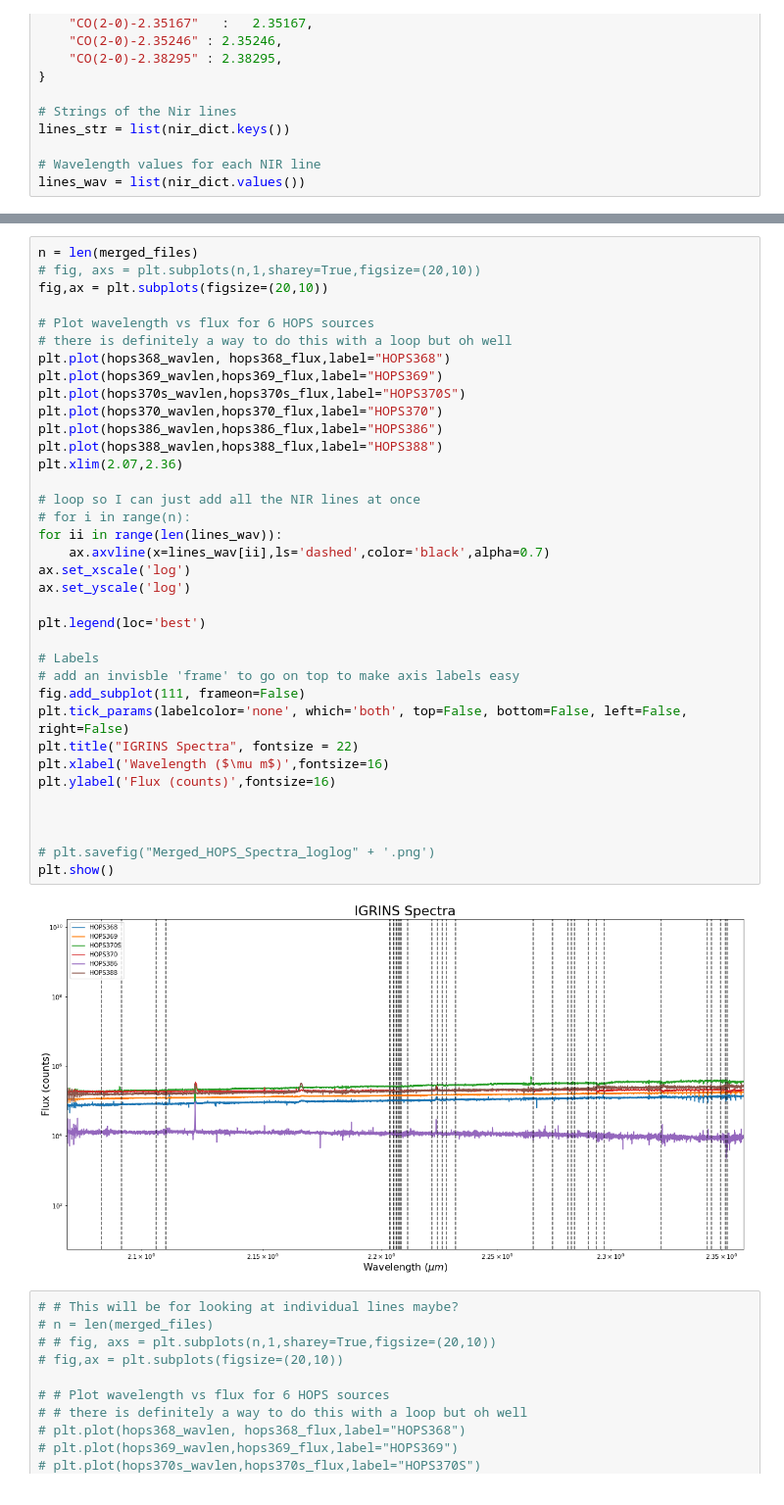
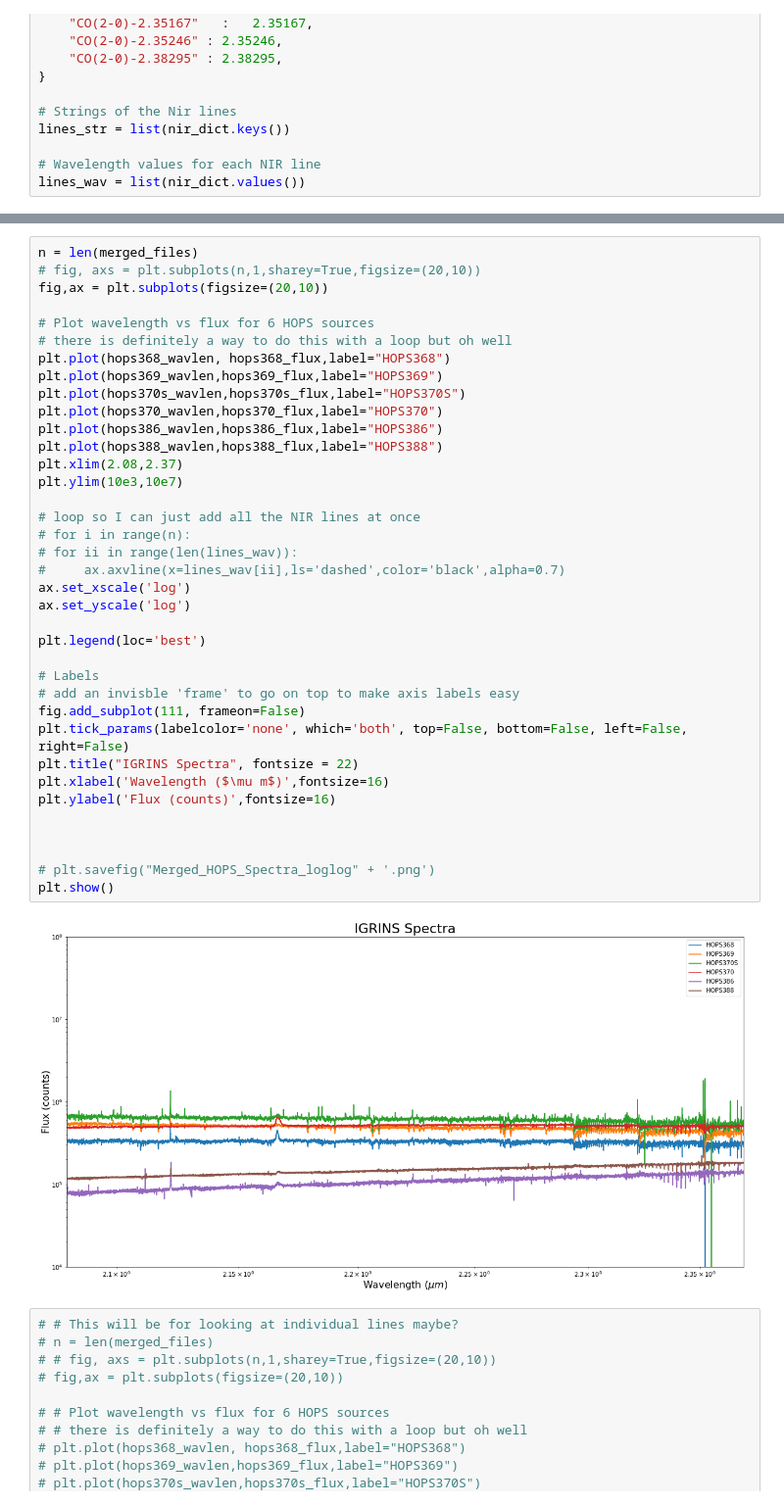
Before and after one commit to SavOliveira/IGRINS-Spectra, a Jupyter notebook: igrins_data.ipynb, the cells around one changed output, grey strips where cells are left out. Shown at 98% size. Drawn from its saved outputs; the diff is of its cells as text.

```diff
--- a/igrins_data.ipynb
+++ b/igrins_data.ipynb
@@ -222,37 +222,38 @@ fig,ax = plt.subplots(figsize=(20,10))
 
 # Plot wavelength vs flux for 6 HOPS sources
 # there is definitely a way to do this with a loop but oh well
 plt.plot(hops368_wavlen, hops368_flux,label="HOPS368")
 plt.plot(hops369_wavlen,hops369_flux,label="HOPS369")
 plt.plot(hops370s_wavlen,hops370s_flux,label="HOPS370S")
 plt.plot(hops370_wavlen,hops370_flux,label="HOPS370")
 plt.plot(hops386_wavlen,hops386_flux,label="HOPS386")
 plt.plot(hops388_wavlen,hops388_flux,label="HOPS388")
-plt.xlim(2.07,2.36)
+plt.xlim(2.08,2.37)
+plt.ylim(10e3,10e7)
 
 # loop so I can just add all the NIR lines at once
 # for i in range(n):
-for ii in range(len(lines_wav)):
-    ax.axvline(x=lines_wav[ii],ls='dashed',color='black',alpha=0.7)
+# for ii in range(len(lines_wav)):
+#     ax.axvline(x=lines_wav[ii],ls='dashed',color='black',alpha=0.7)
 ax.set_xscale('log')
 ax.set_yscale('log')
 
 plt.legend(loc='best')
 
 # Labels
 # add an invisble 'frame' to go on top to make axis labels easy
 fig.add_subplot(111, frameon=False)
 plt.tick_params(labelcolor='none', which='both', top=False, bottom=False, left=False, right=False)
 plt.title("IGRINS Spectra", fontsize = 22)
 plt.xlabel('Wavelength ($\mu m$)',fontsize=16)
 plt.ylabel('Flux (counts)',fontsize=16)
 
 
 
 # plt.savefig("Merged_HOPS_Spectra_loglog" + '.png')
 plt.show()
 # %% [output]
-[figure, old version]
+[figure, new version]
 # %%
 # # This will be for looking at individual lines maybe?
 # n = len(merged_files)
```
Also changed, not shown: parts of 4 cells of this notebook, 18 other files.
